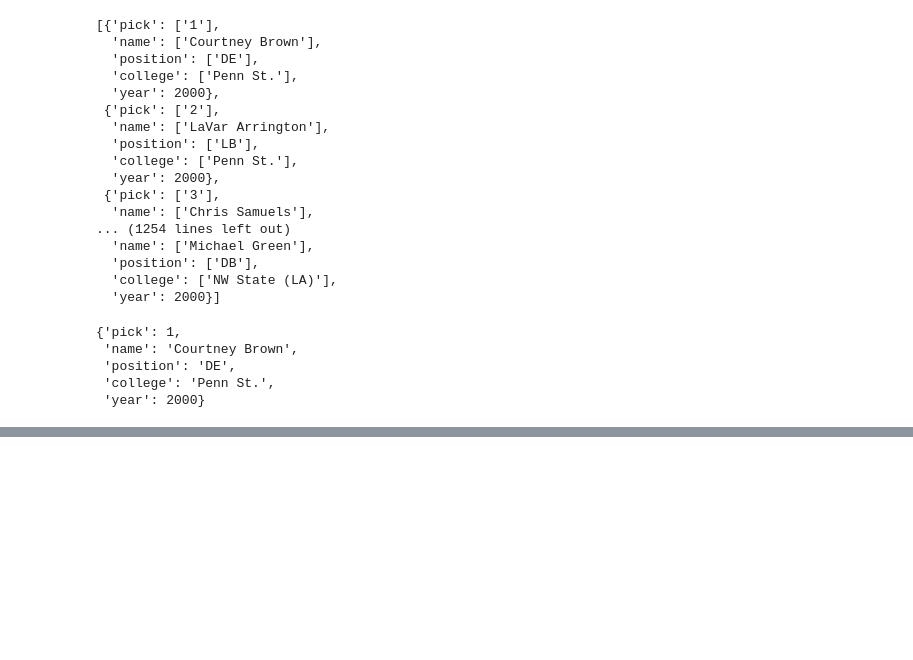
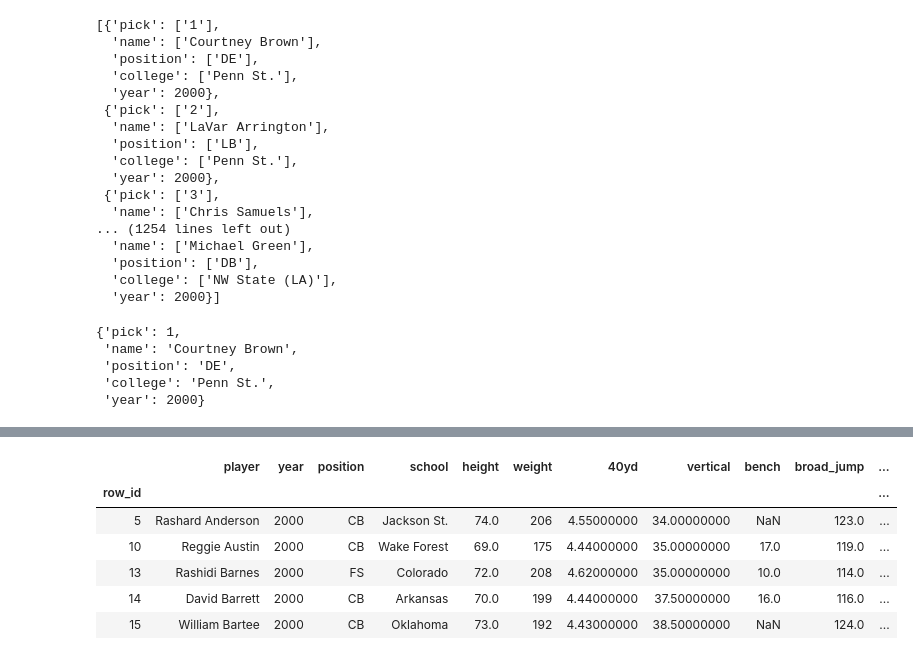
Before and after one commit to j-gilkey/nfl_draft_regression, a Jupyter notebook: nfl_draft_sequel.ipynb, the cells around one changed output, grey strips where cells are left out. Saved outputs shown, nothing was run; the diff lists cells and outputs as text; code cells hidden in the pictures; blank space fills up the shorter version.

```diff
--- a/nfl_draft_sequel.ipynb
+++ b/nfl_draft_sequel.ipynb
@@ -170,0 +273,16 @@ insert_into_sql(draft_list)
+# %%
+db_df = df_combine[(df_combine['position'] == 'CB') |
+                  (df_combine['position'] == 'FS') |
+                  (df_combine['position'] == 'SS') |
+                  (df_combine['position'] == 'S') |
+                  (df_combine['position'] == 'DB')]
+# %%
+db_df.head()
+# %% [output]
+|  | player | year | position | school | height | weight | 40yd | vertical | bench | broad_jump | ... |
+| row_id |  |  |  |  |  |  |  |  |  |  | ... |
+| 5 | Rashard Anderson | 2000 | CB | Jackson St. | 74.0 | 206 | 4.55000000 | 34.00000000 | NaN | 123.0 | ... |
+| 10 | Reggie Austin | 2000 | CB | Wake Forest | 69.0 | 175 | 4.44000000 | 35.00000000 | 17.0 | 119.0 | ... |
+| 13 | Rashidi Barnes | 2000 | FS | Colorado | 72.0 | 208 | 4.62000000 | 35.00000000 | 10.0 | 114.0 | ... |
+| 14 | David Barrett | 2000 | CB | Arkansas | 70.0 | 199 | 4.44000000 | 37.50000000 | 16.0 | 116.0 | ... |
+| 15 | William Bartee | 2000 | CB | Oklahoma | 73.0 | 192 | 4.43000000 | 38.50000000 | NaN | 124.0 | ... |
```
Also changed, not shown: parts of 30 cells of this notebook.
